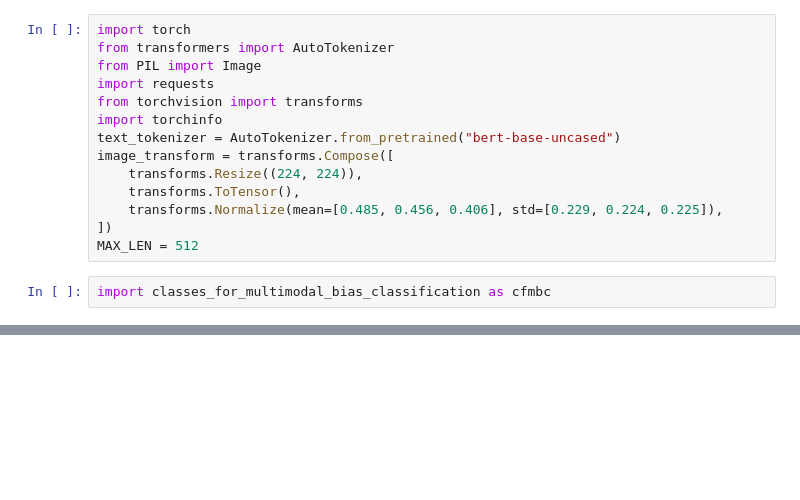
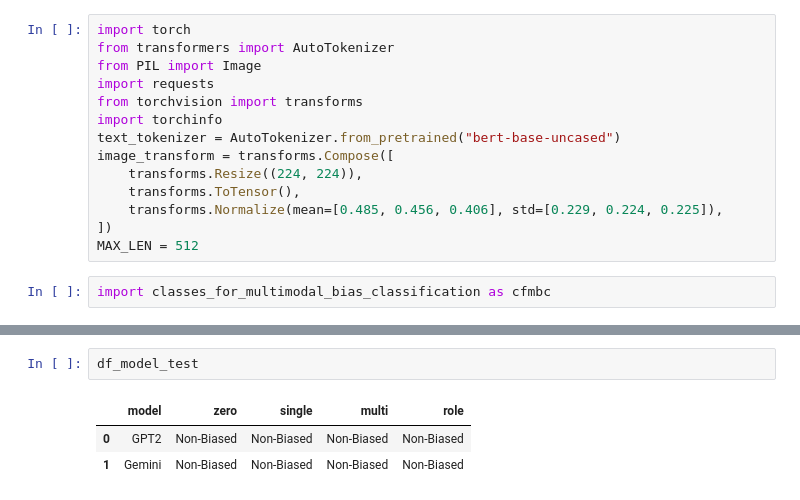
Before and after one commit to Foxtrot123-png/Multi-modal-News-Bias-Detection-and-Analyzing-LLM-performance-for-debiasing, a Jupyter notebook: EDA/LLMs.ipynb, the cells around one changed output, grey strips where cells are left out. Drawn from its saved outputs; the diff is of its cells as text; blank space fills up the shorter version.

```diff
--- a/EDA/LLMs.ipynb
+++ b/EDA/LLMs.ipynb
@@ -366,0 +496,6 @@ ValueError: Input length of input_ids is 1716, but `max_length` is set to 512. T
+# %%
+df_model_test
+# %% [output]
+|  | model | zero | single | multi | role |
+| 0 | GPT2 | Non-Biased | Non-Biased | Non-Biased | Non-Biased |
+| 1 | Gemini | Non-Biased | Non-Biased | Non-Biased | Non-Biased |
```
Also changed, not shown: parts of 28 cells of this notebook, 1 other file.
